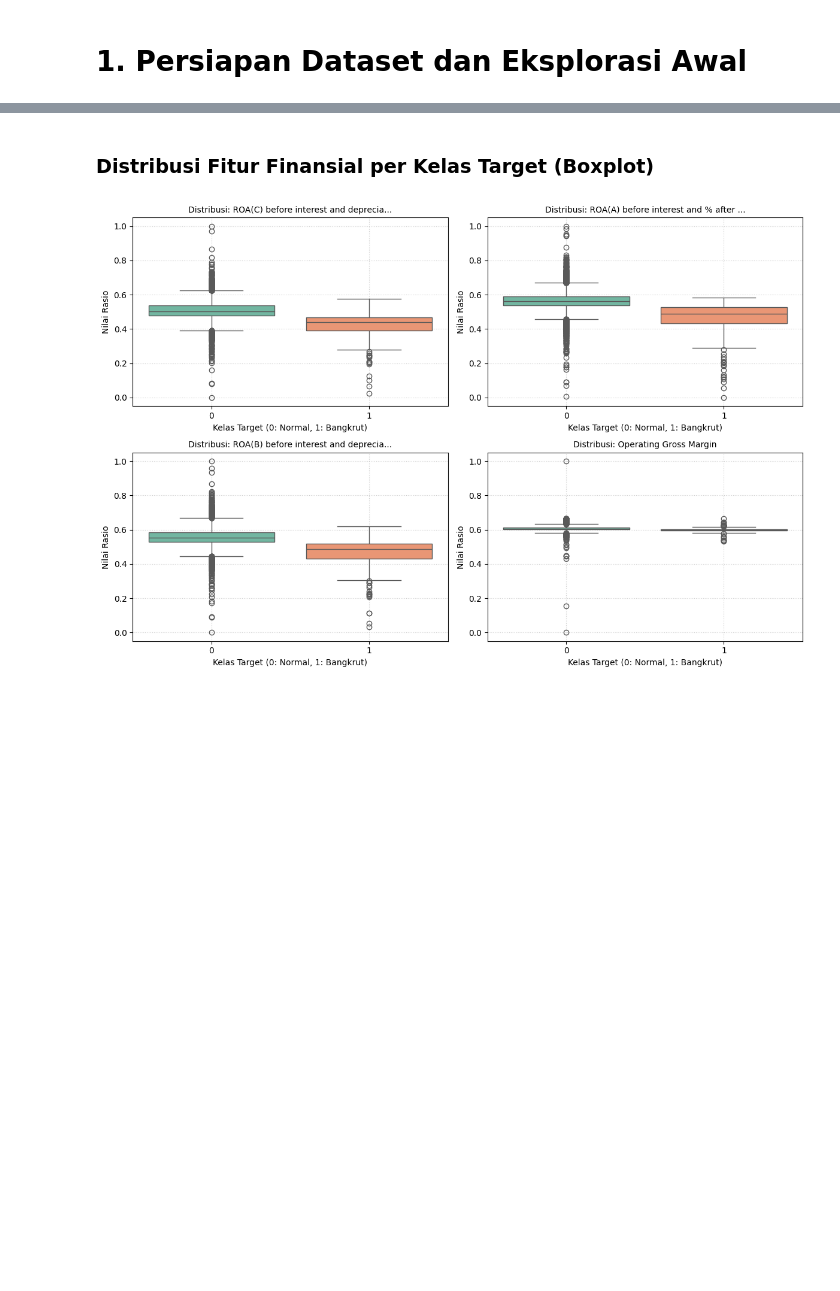
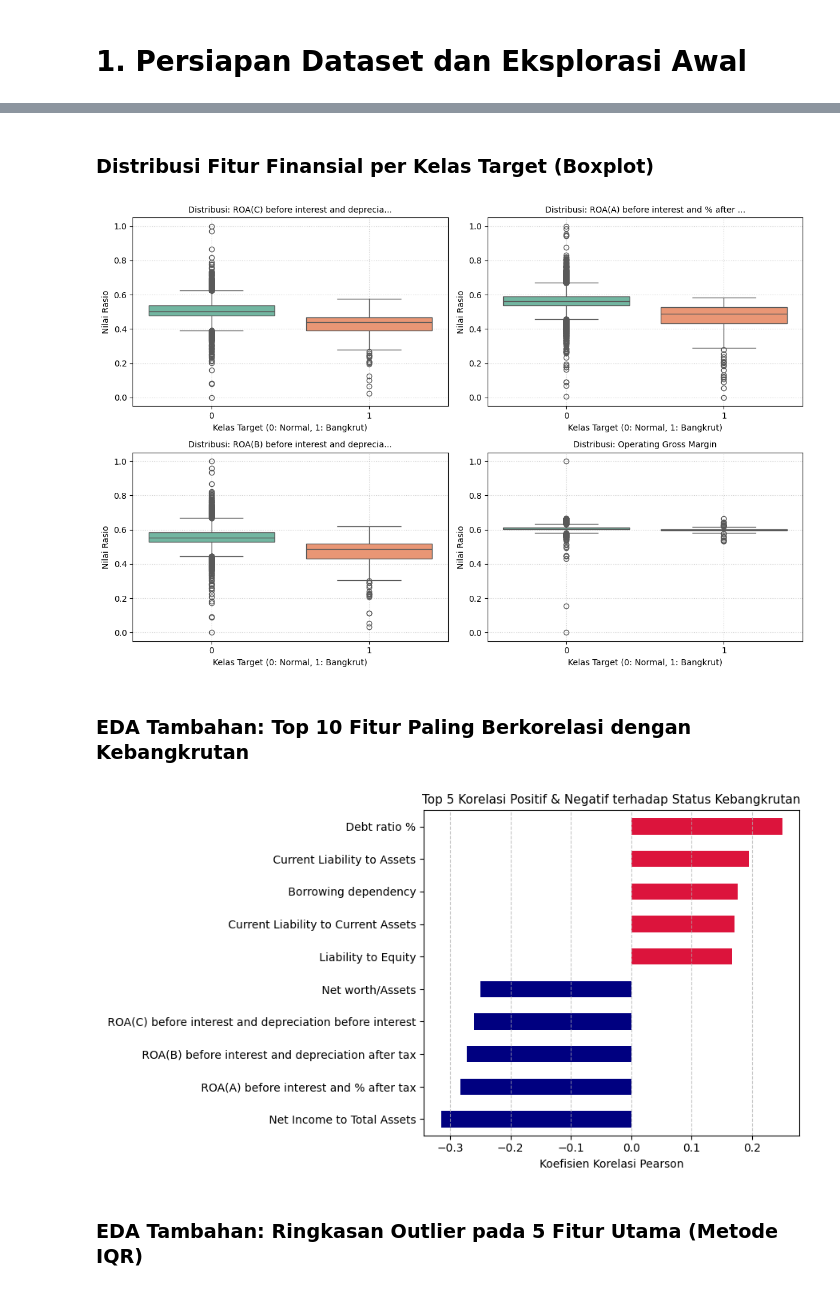
Before and after one commit to catherineapriliaharlina/praktikum-machine-learning, a Jupyter notebook: DT_5054251012.ipynb, the cells around one changed output, grey strips where cells are left out. Saved outputs shown, nothing was run; the diff lists cells and outputs as text; code cells hidden in the pictures; blank space fills up the shorter version.

```diff
--- a/DT_5054251012.ipynb
+++ b/DT_5054251012.ipynb
@@ -30,7 +30,6 @@ info_ringkas = pd.DataFrame({
     'Metrik': ['Jumlah Baris (Records)', 'Jumlah Kolom (Features)', 'Total Missing Value', 'Status Missing Value'],
     'Nilai': [f"{df.shape[0]:,}", f"{df.shape[1]}", f"{df.isnull().sum().sum()}", 'Bersih (Tidak Ada Missing Value)']
 })
-# Sembunyikan indeks angka di samping kiri
 display(Markdown(info_ringkas.to_markdown(index=False)))
 
 # --- 2. CEK SEBARAN & ANALISIS IMBALANCED DATA ---
@@ -44,7 +43,6 @@ df_distribusi = pd.DataFrame({
     'Jumlah Perusahaan': [counts.get(0, 0), counts.get(1, 0)],
     'Persentase': [f"{percentages.get(0, 0):.2f}%", f"{percentages.get(1, 0):.2f}%"]
 })
-# Sembunyikan indeks angka di samping kiri
 display(Markdown(df_distribusi.to_markdown(index=False)))
 
 # Visualisasi Bar Plot Target
@@ -79,30 +77,75 @@ for i, col in enumerate(feature_cols):
     axes[i].set_xlabel('Kelas Target (0: Normal, 1: Bangkrut)')
     axes[i].set_ylabel('Nilai Rasio')
     axes[i].grid(True, linestyle=':', alpha=0.6)
 
 plt.tight_layout()
 plt.show()
+
+# --- 5. EDA TAMBAHAN: KORELASI & OUTLIER ---
+display(Markdown("### EDA Tambahan: Top 10 Fitur Paling Berkorelasi dengan Kebangkrutan"))
+
+correlations = df.corr()[target_col].drop(target_col)
+top_pos = correlations.nlargest(5)
+top_neg = correlations.nsmallest(5)
+top_corr = pd.concat([top_pos, top_neg]).sort_values()
+
+plt.figure(figsize=(9, 5))
+top_corr.plot(kind='barh', color=['crimson' if x > 0 else 'navy' for x in top_corr])
+plt.title('Top 5 Korelasi Positif & Negatif terhadap Status Kebangkrutan', fontsize=11)
+plt.xlabel('Koefisien Korelasi Pearson')
+plt.grid(axis='x', linestyle='--', alpha=0.7)
+plt.tight_layout()
+plt.show()
+
+display(Markdown("### EDA Tambahan: Ringkasan Outlier pada 5 Fitur Utama (Metode IQR)"))
+
+def detect_outliers_iqr(dataframe, features):
+    outlier_list = []
+    for col in features:
+        Q1 = dataframe[col].quantile(0.25)
+        Q3 = dataframe[col].quantile(0.75)
+        IQR = Q3 - Q1
+        lower_bound = Q1 - 1.5 * IQR
+        upper_bound = Q3 + 1.5 * IQR
+
+        outliers = dataframe[(dataframe[col] < lower_bound) | (dataframe[col] > upper_bound)]
+        outlier_count = len(outliers)
+        outlier_pct = (outlier_count / len(dataframe)) * 100
+
+        outlier_list.append({
+            'Fitur': col[:35] + '...' if len(col) > 35 else col,
+            'Jumlah Outlier': outlier_count,
+            'Persentase Outlier': f"{outlier_pct:.2f}%"
+        })
+    return pd.DataFrame(outlier_list)
+
+sample_features = [col for col in df.columns if col != target_col][:5]
+df_outliers = detect_outliers_iqr(df, sample_features)
+display(Markdown(df_outliers.to_markdown(index=False)))
 # %% [output]
 ### Ringkasan Informasi Dataset
 | Metrik                  | Nilai                            |
 |:------------------------|:---------------------------------|
 | Jumlah Baris (Records)  | 6,819                            |
 | Jumlah Kolom (Features) | 96                               |
 | Total Missing Value     | 0                                |
 | Status Missing Value    | Bersih (Tidak Ada Missing Value) |
 ### Distribusi Kelas Target (Bankrupt?)
 | Kelas Kebangkrutan   |   Jumlah Perusahaan | Persentase   |
 |:---------------------|--------------------:|:-------------|
 | 0 (Tidak Bangkrut)   |                6599 | 96.77%       |
 | 1 (Bangkrut)         |                 220 | 3.23%        |
 [figure]
 Catatan: Dataset tergolong imbalanced karena 96.77% data berada pada kelas 0 (Tidak Bangkrut).
 ### Sampel Statistik Deskriptif (5 Fitur Pertama)
 |  | count | mean | std | min | 25% | 50% | 75% | max |
 | ROA(C) before interest and deprec... | 6819.0 | 0.5052 | 0.0607 | 0.0 | 0.4765 | 0.5027 | 0.5356 | 1.0 |
 | ROA(A) before interest and % afte... | 6819.0 | 0.5586 | 0.0656 | 0.0 | 0.5355 | 0.5598 | 0.5892 | 1.0 |
 | ROA(B) before interest and deprec... | 6819.0 | 0.5536 | 0.0616 | 0.0 | 0.5273 | 0.5523 | 0.5841 | 1.0 |
 | Operating Gross Margin | 6819.0 | 0.6079 | 0.0169 | 0.0 | 0.6004 | 0.6060 | 0.6139 | 1.0 |
 | Realized Sales Gross Margin | 6819.0 | 0.6079 | 0.0169 | 0.0 | 0.6004 | 0.6060 | 0.6138 | 1.0 |
 ### Distribusi Fitur Finansial per Kelas Target (Boxplot)
 [figure]
+### EDA Tambahan: Top 10 Fitur Paling Berkorelasi dengan Kebangkrutan
+[figure, added]
+### EDA Tambahan: Ringkasan Outlier pada 5 Fitur Utama (Metode IQR)
```
Also changed, not shown: parts of 3 cells of this notebook.
